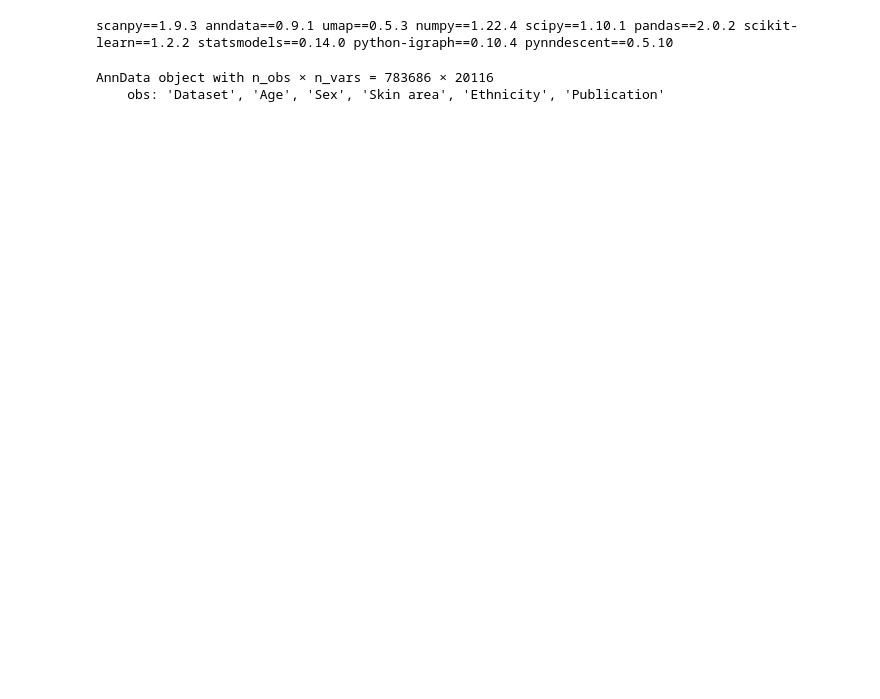
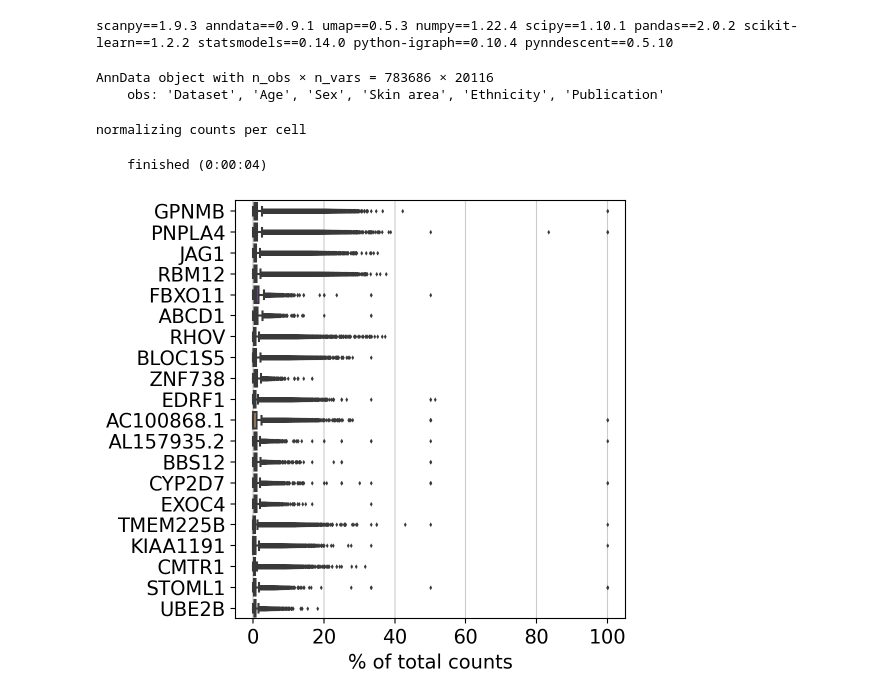
Before and after one commit to Kushgulati09/RNAseq-analysis_IGFL, a Jupyter notebook: scripts/scanpy_analysis.ipynb, the cells around one changed output. Cells and saved outputs as stored; diff of their text form; code cells hidden in the pictures; blank space fills up the shorter version.

```diff
--- a/scripts/scanpy_analysis.ipynb
+++ b/scripts/scanpy_analysis.ipynb
@@ -25,0 +28,12 @@ AnnData object with n_obs × n_vars = 783686 × 20116
+# %%
+adata.var['ribo'] = adata.var_names.str.startswith(("RpS","RpL"))
+adata.var['mt'] = adata.var_names.str.startswith(("Mt"))
+
+sc.pp.calculate_qc_metrics(adata, qc_vars=['ribo', 'mt'], percent_top=None, log1p=False, inplace=True)
+# %%
+sc.settings.set_figure_params(dpi=100, facecolor='white')
+sc.pl.highest_expr_genes(adata, n_top=20)
+# %% [output]
+normalizing counts per cell
+    finished (0:00:04)
+[figure, added]
```
Also changed, not shown: parts of 2 cells of this notebook.
